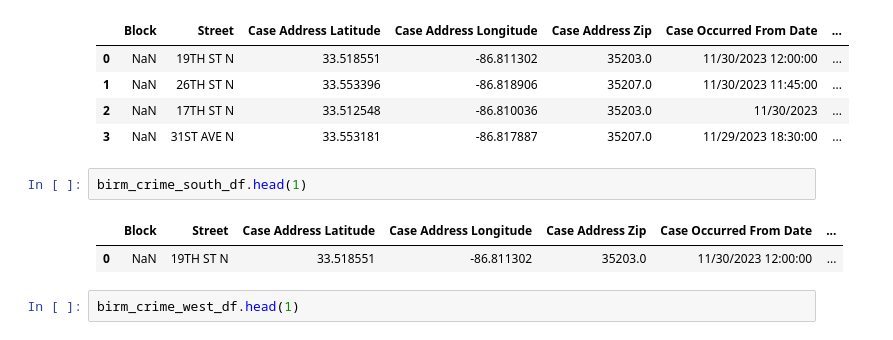
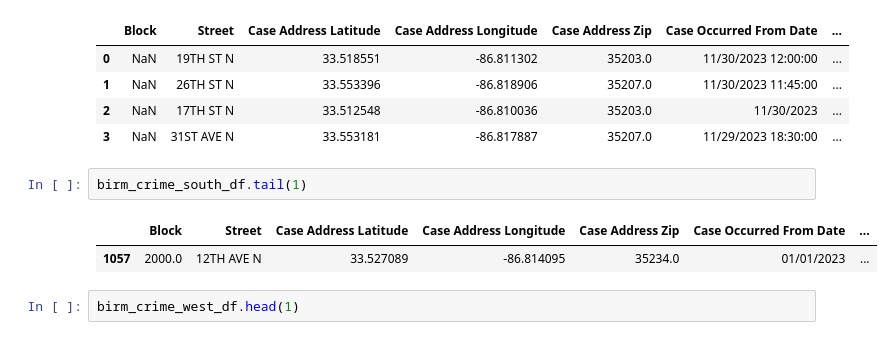
Before and after one commit to Uhuegbu23/crime_unemployment_data, a Jupyter notebook: notebooks/birmingham_crime.ipynb, the cells around one changed output. Saved outputs shown, nothing was run; the diff lists cells and outputs as text.

```diff
--- a/notebooks/birmingham_crime.ipynb
+++ b/notebooks/birmingham_crime.ipynb
@@ -38,10 +38,10 @@ birm_crime_north_df.head(1)
 | 2 | NaN | 17TH ST N | 33.512548 | -86.810036 | 35203.0 | 11/30/2023 | ... |
 | 3 | NaN | 31ST AVE N | 33.553181 | -86.817887 | 35207.0 | 11/29/2023 18:30:00 | ... |
 # %%
-birm_crime_south_df.head(1)
+birm_crime_south_df.tail(1)
 # %% [output]
 |  | Block | Street | Case Address Latitude | Case Address Longitude | Case Address Zip | Case Occurred From Date | ... |
-| 0 | NaN | 19TH ST N | 33.518551 | -86.811302 | 35203.0 | 11/30/2023 12:00:00 | ... |
+| 1057 | 2000.0 | 12TH AVE N | 33.527089 | -86.814095 | 35234.0 | 01/01/2023 | ... |
 # %%
 birm_crime_west_df.head(1)
 # %% [output]
```
Also changed, not shown: parts of 18 cells of this notebook.
